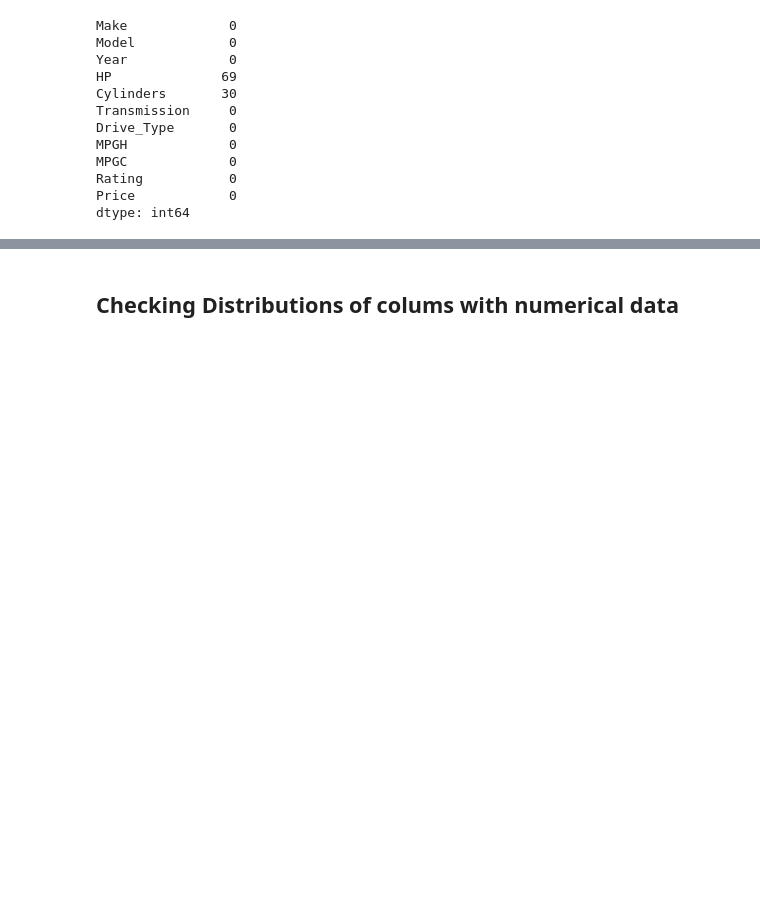
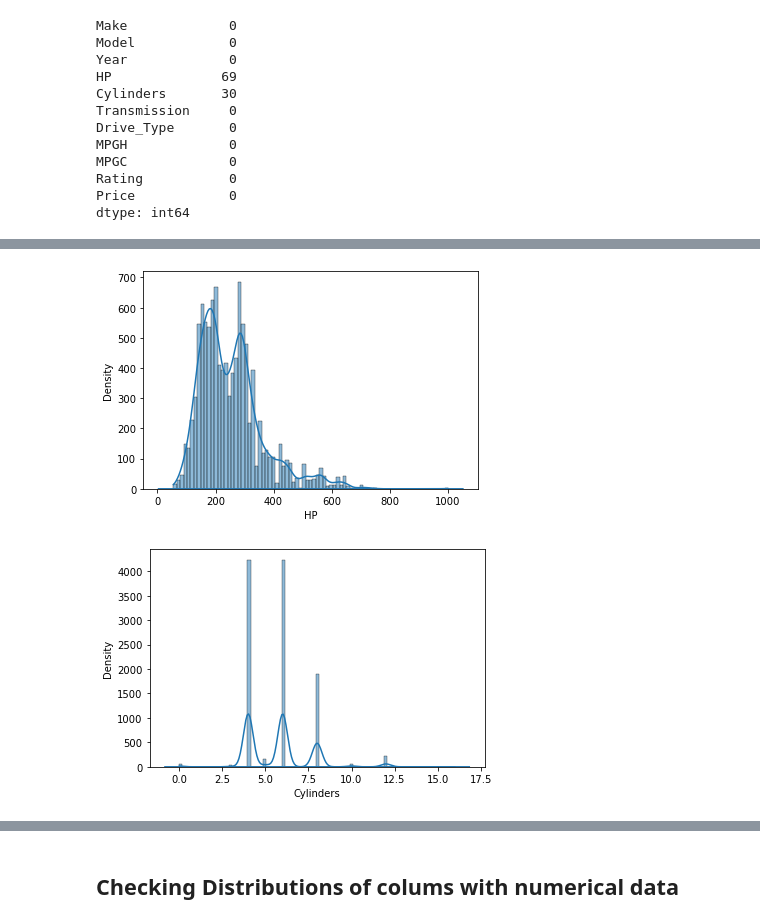
Before and after one commit to Mikehade/Exploratory-Data-Analysis, a Jupyter notebook: main.ipynb, the cells around one changed output, grey strips where cells are left out. Saved outputs shown, nothing was run; the diff lists cells and outputs as text; code cells hidden in the pictures; blank space fills up the shorter version.

```diff
--- a/main.ipynb
+++ b/main.ipynb
@@ -128 +133,22 @@ dtype: int64
+# %%
+plt.figure()
+
+names = {0:"HP", 1:"Cylinders"}
+for i in range(len(names.keys())):
+
+    datatype = df[names[i]].dtype  #get column datatype
+    if datatype == "int64" or datatype == "float64":   #plot histogram if create a plot
+        sns.kdeplot(data=df, x=names[i])
+        sns.histplot(df, x=names[i], kde=True)
+        plt.savefig(f"Pictures/{names[i]}.png")
+        plt.show()
+
+        #print(f"Pictures/{names[i]}.png")
+        mean = statistics.mean(df[names[i]])
+        var = statistics.variance(df[names[i]])
+        std = statistics.stdev(df[names[i]])
+        #print(f"Mean of {names[i]}: {mean}, Variance of {names[i]}: {var}, Standard Deviation of {names[i]}: {std}")
+# %% [output]
+[figure, added]
+[figure, added]
 # %%
```
Also changed, not shown: parts of 13 cells of this notebook.
